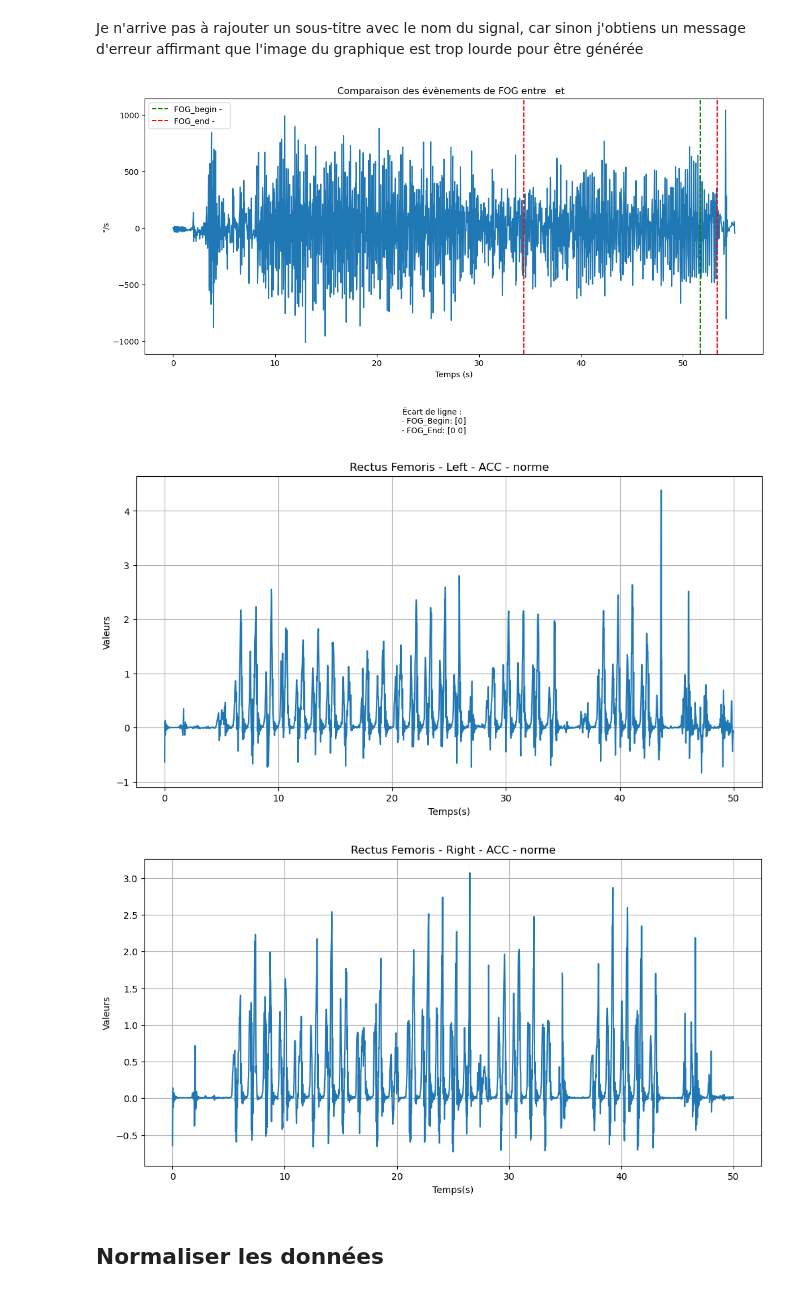
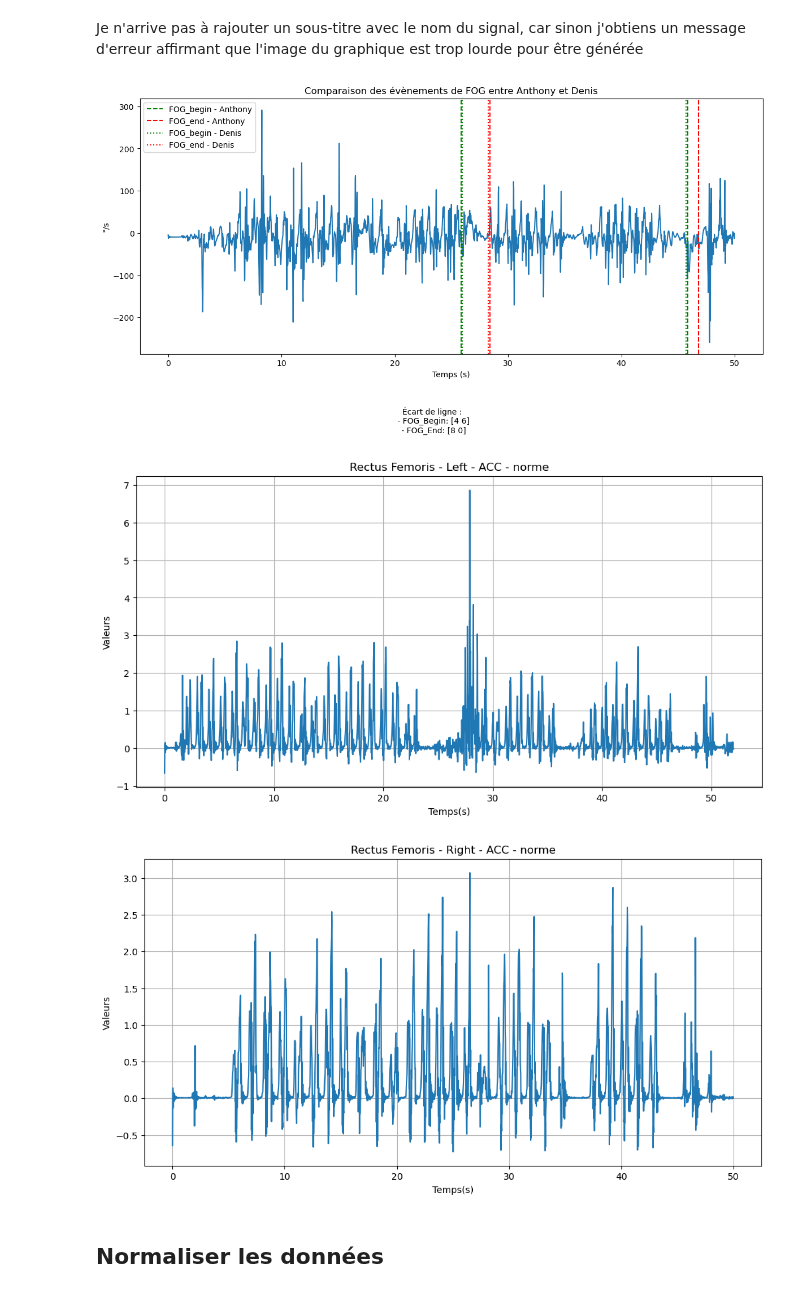
Before and after one commit to Anthoplc/Detect-FOG, a Jupyter notebook: code/Preprocessing.ipynb, the cells around one changed output. Saved outputs shown, nothing was run; the diff lists cells and outputs as text; code cells hidden in the pictures.

```diff
--- a/code/Preprocessing.ipynb
+++ b/code/Preprocessing.ipynb
@@ -289,8 +309,8 @@ Le code ne fonctionnera pas si il n'y a pas d'évènements de FOG
 # %%
 chemin_fichier_json_16 = "C:/Users/antho/Documents/MEMOIRE_M2/CODE_STAGE_M2/DATABASE/Video overlay 16.json"
 chemin_fichier_json_anthony = "C:/Users/antho/Documents/MEMOIRE_M2/CODE_STAGE_M2/DATABASE/Video overlay 16 - Anthony.json"
-chemin_fichier_json_16_update = "C:/Users/antho/Documents/MEMOIRE_M2/CODE_STAGE_M2/DATABASE/Video overlay 16 - update.json"
-chemin_fichier_json_1 = "C:/Users/antho/Documents/MEMOIRE_M2/CODE_STAGE_M2/DATABASE/Video overlay 1.json"
+chemin_fichier_json_6_start_stop = "C:/Users/antho/Documents/MEMOIRE_M2/CODE_STAGE_M2/DATABASE/Video overlay 6_start_stop.json"
+chemin__fichier_json = "C:/Users/antho/Documents/MEMOIRE_M2/CODE_STAGE_M2/DATABASE/Video overlay 6.json"
 chemin__fichier_json_3 = "C:/Users/antho/Documents/MEMOIRE_M2/CODE_STAGE_M2/DATABASE/Video overlay 3.json"
 
 # Charger le fichier JSON
@@ -300,10 +320,10 @@ with open(chemin_fichier_json_16, "r") as fichier_json:
 with open(chemin_fichier_json_anthony, "r") as fichier_json:
     donnees_patient_anthony = json.load(fichier_json)
 
-with open(chemin_fichier_json_1, "r") as fichier_json:
+with open(chemin__fichier_json, "r") as fichier_json:
     donnees_patient_1 = json.load(fichier_json)
 
-with open(chemin_fichier_json_16_update, "r") as fichier_json:
+with open(chemin_fichier_json_6_start_stop, "r") as fichier_json:
     donnees_patient_16_update = json.load(fichier_json)
 
 with open(chemin__fichier_json_3, "r") as fichier_json:
@@ -332,9 +352,25 @@ def plot_comparaison_events_neuro(time, signal, nom_evaluateur_1, fog_events_1,
             plt.axvline(x=event, color=color, linestyle=linestyle, label=label) # Tracer une ligne verticale pour chaque événement
 
     events_1_begin = fog_events_1.get("Debut", []) # Récupérer les instants des événements de début de FOG pour le premier neurologue
-    events_1_end = fog_events_1.get("Fin", []) # Récupérer les instants des événements de fin de FOG pour le premier neurologue
-    events_2_begin = fog_events_2.get("Debut", [])  # Récupérer les instants des événements de début de FOG pour le deuxième neurologue
-    events_2_end = fog_events_2.get("Fin", []) # Récupérer les instants des événements de fin de FOG pour le deuxième neurologue
+    if not isinstance(events_1_begin, list): # Si ce n'est pas une liste en général, parce que il n'y a qu'un évènemen ou pas de FOG, alors le convertir en liste
+        events_1_begin = [events_1_begin]
+
+    events_1_end = fog_events_1.get("Fin", [])
+    if not isinstance(events_1_end, list):
+        events_1_end = [events_1_end]
+
+    events_2_begin = fog_events_2.get("Debut", [])
+    if not isinstance(events_2_begin, list):
+        events_2_begin = [events_2_begin]
+
+    events_2_end = fog_events_2.get("Fin", [])
+    if not isinstance(events_2_end, list):
+        events_2_end = [events_2_end]
+
+    # events_1_begin = fog_events_1.get("Debut", []) # Récupérer les instants des événements de début de FOG pour le premier neurologue
+    # events_1_end = fog_events_1.get("Fin", []) # Récupérer les instants des événements de fin de FOG pour le premier neurologue
+    # events_2_begin = fog_events_2.get("Debut", [])  # Récupérer les instants des événements de début de FOG pour le deuxième neurologue
+    # events_2_end = fog_events_2.get("Fin", []) # Récupérer les instants des événements de fin de FOG pour le deuxième neurologue
 
     indices_1_begin = np.searchsorted(time, events_1_begin) # Rechercher les indices correspondant aux instants des événements de début de FOG pour le premier neurologue
     indices_1_end = np.searchsorted(time, events_1_end) # Rechercher les indices correspondant aux instants des événements de fin de FOG pour le premier neurologue
@@ -373,6 +409,6 @@ def plot_comparaison_events_neuro(time, signal, nom_evaluateur_1, fog_events_1,
 # %% [markdown]
 Je n'arrive pas à rajouter un sous-titre avec le nom du signal, car sinon j'obtiens un message d'erreur affirmant que l'image du graphique est trop lourde pour être générée
 # %%
-plot_comparaison_events_neuro(donnees_patient_3["metadata"]["Temps"], donnees_patient_3["Tibialis Anterior"]["Left"]["GYRO"]["X"], " ", donnees_patient_1["FOG"], " ",donnees_patient_1["FOG"])
+plot_comparaison_events_neuro(donnees_patient_16_update["metadata"]["Temps"], donnees_patient_16_update["Tibialis Anterior"]["Left"]["GYRO"]["X"], "Anthony", donnees_patient_anthony["FOG"], "Denis",donnees_patient_16_update["FOG"])
 # %% [output]
-[figure, old version]
+[figure, new version]
@@ -401,10 +476,10 @@ def plot_data(data, muscle, side, sensor_type, axis, temps):
     plt.grid(True)
     plt.show()
 # %%
-plot_data(donnees_patient_16, "Rectus Femoris", "Left","ACC", "norme", donnees_patient_16["metadata"]["Temps"])
+plot_data(donnees_patient_1, "Rectus Femoris", "Left","ACC", "norme", donnees_patient_1["metadata"]["Temps"])
 plot_data(donnees_patient_16, "Rectus Femoris", "Right","ACC", "norme", donnees_patient_16["metadata"]["Temps"])
 # %% [output]
-[figure, old version]
+[figure, new version]
 [figure]
 # %% [markdown]
 ## Normaliser les données
```
Also changed, not shown: parts of 35 cells of this notebook.
